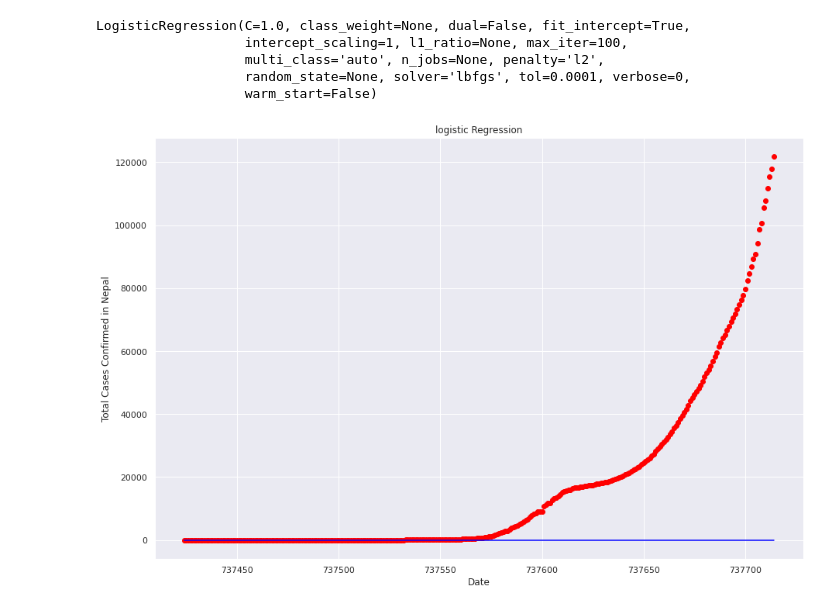
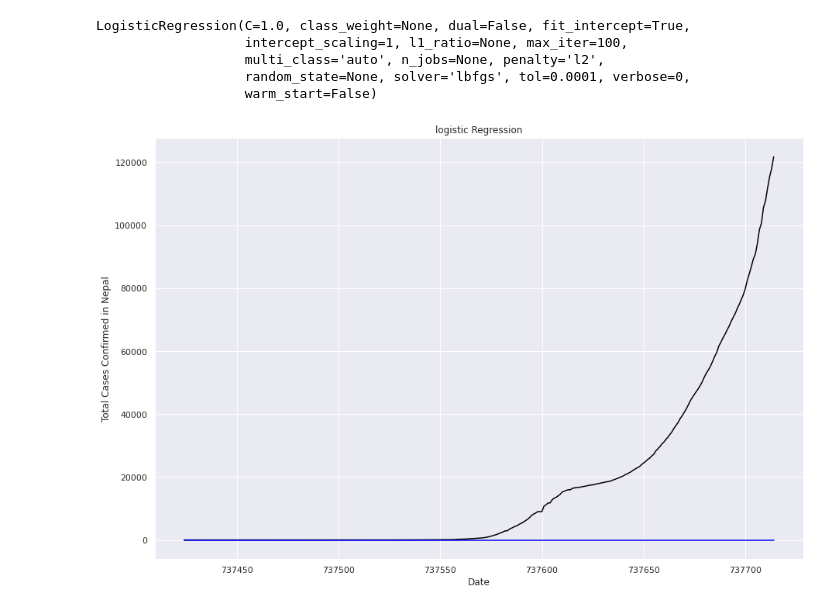
Before and after one commit to Mausamadhikari/Covid19, a Jupyter notebook: corona_nepal.ipynb, the cells around one changed output. Saved outputs shown, nothing was run; the diff lists cells and outputs as text; code cells hidden in the pictures.

```diff
--- a/corona_nepal.ipynb
+++ b/corona_nepal.ipynb
@@ -494,13 +494,13 @@ LogisticRegression(C=1.0, class_weight=None, dual=False, fit_intercept=True,
 # %%
 
 
-plt.scatter(x, y, color = 'Red')
+plt.plot(x, y, color = 'Black')
 
 plt.plot(x, logisticRegr.predict(y), color = 'Blue')
 plt.title('logistic Regression')
 plt.xlabel('Date')
 plt.ylabel('Total Cases Confirmed in Nepal')
 
 plt.show()
 # %% [output]
-[figure, old version]
+[figure, new version]
```
Also changed, not shown: parts of 1 cell of this notebook.
